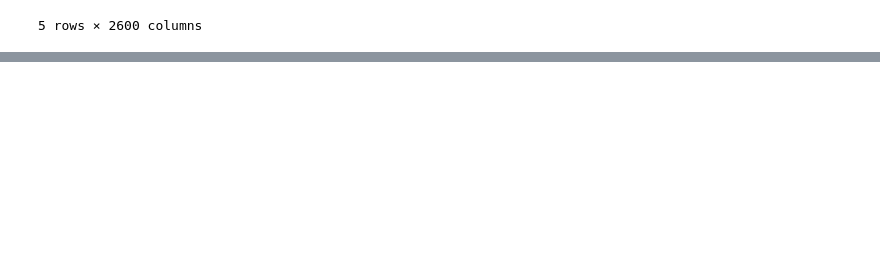
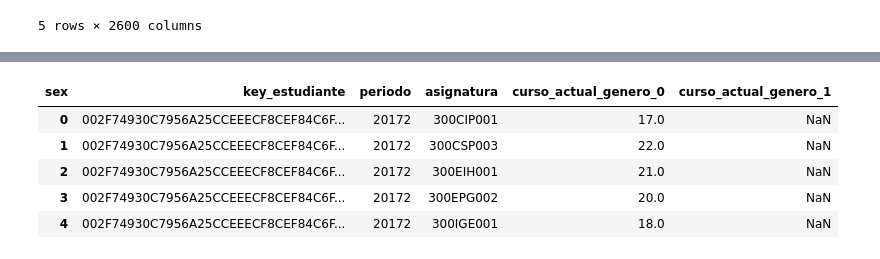
Before and after one commit to jaimereinoso2/pg2, a Jupyter notebook: prepararDATOS.ipynb, the cells around one changed output, grey strips where cells are left out. Saved outputs shown, nothing was run; the diff lists cells and outputs as text; code cells hidden in the pictures; blank space fills up the shorter version.

```diff
--- a/prepararDATOS.ipynb
+++ b/prepararDATOS.ipynb
@@ -1116,0 +1148,17 @@ DATOS.head()
+# %%
+temp_pivot = temp.pivot(index=['key_estudiante','periodo','asignatura'],
+                        columns='sex', values='cuantos').reset_index()
+prefijo = 'curso_actual_genero_'
+temp_pivot = temp_pivot.add_prefix(prefijo)
+temp_pivot.rename(columns={prefijo + 'key_estudiante':'key_estudiante',
+                           prefijo + 'periodo':'periodo',
+                           prefijo + 'asignatura':'asignatura'},
+                           inplace=True)
+temp_pivot.head()
+# %% [output]
+| sex | key_estudiante | periodo | asignatura | curso_actual_genero_0 | curso_actual_genero_1 |
+| 0 | 002F74930C7956A25CCEEECF8CEF84C6F... | 20172 | 300CIP001 | 17.0 | NaN |
+| 1 | 002F74930C7956A25CCEEECF8CEF84C6F... | 20172 | 300CSP003 | 22.0 | NaN |
+| 2 | 002F74930C7956A25CCEEECF8CEF84C6F... | 20172 | 300EIH001 | 21.0 | NaN |
+| 3 | 002F74930C7956A25CCEEECF8CEF84C6F... | 20172 | 300EPG002 | 20.0 | NaN |
+| 4 | 002F74930C7956A25CCEEECF8CEF84C6F... | 20172 | 300IGE001 | 18.0 | NaN |
```
Also changed, not shown: parts of 3 cells of this notebook, 1 other file.
